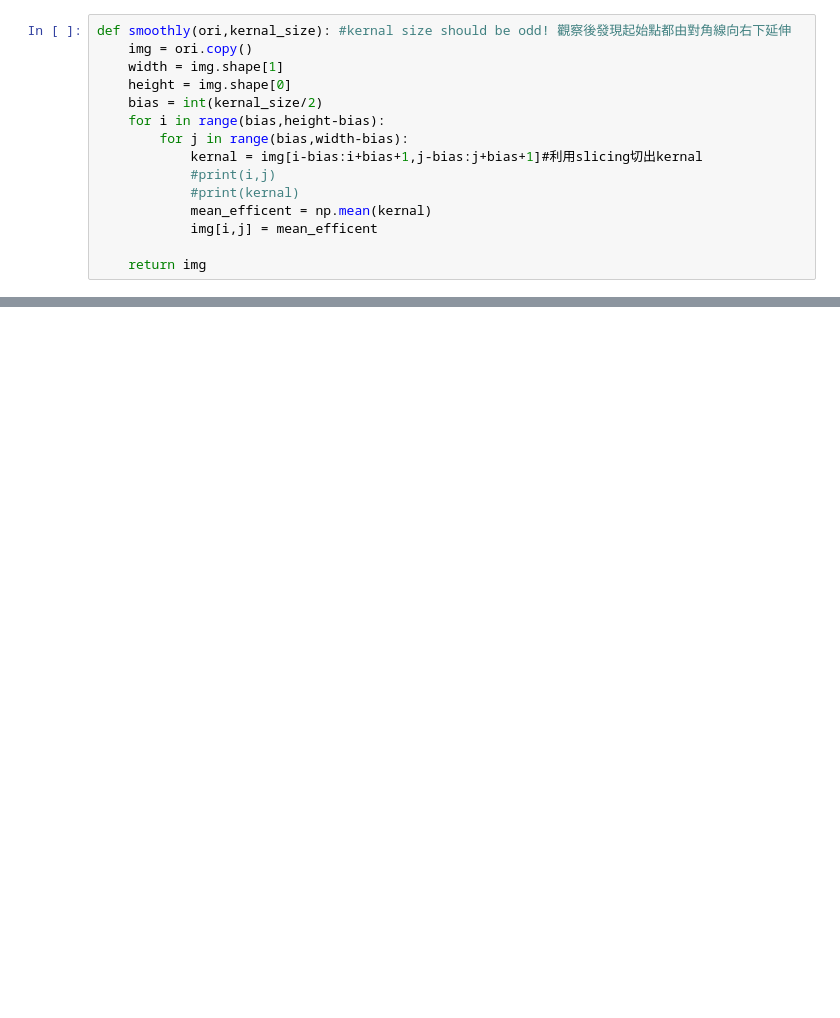
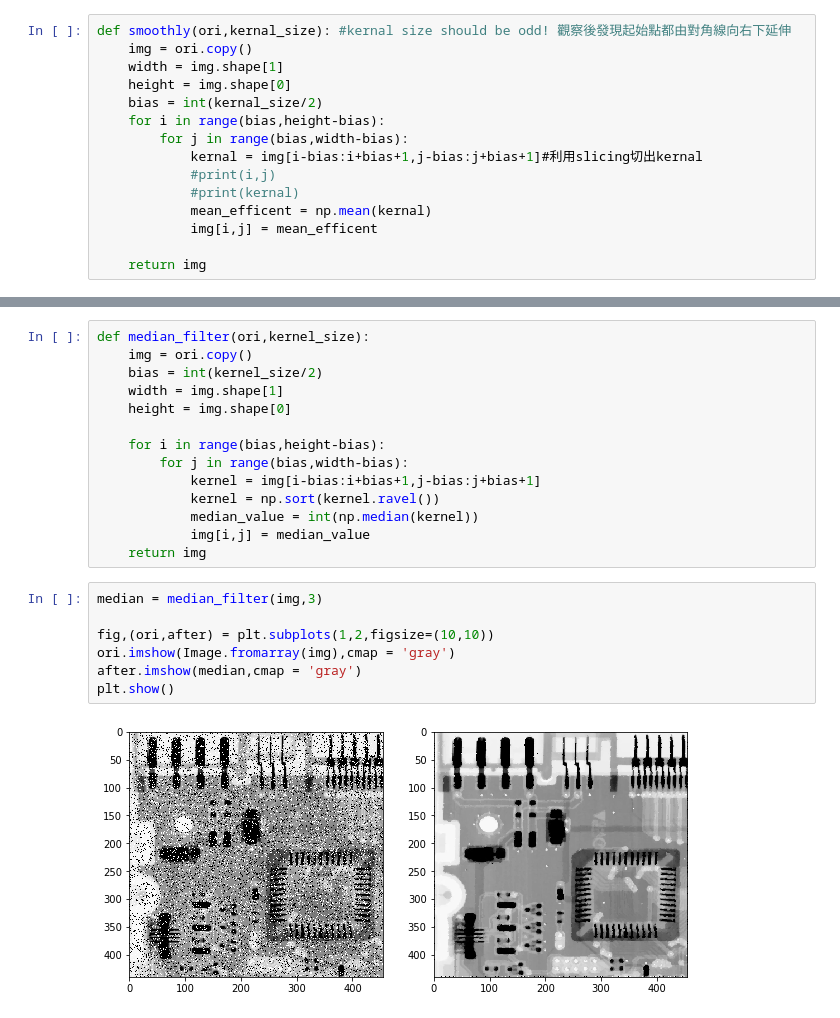
Before and after one commit to Eric07110904/DIP, a Jupyter notebook: 濾波器.ipynb, the cells around one changed output, grey strips where cells are left out. Drawn from its saved outputs; the diff is of its cells as text; blank space fills up the shorter version.

Commit message:
median filter and erode,dilate

```diff
--- a/濾波器.ipynb
+++ b/濾波器.ipynb
@@ -45,0 +51,23 @@ plt.show()
+# %%
+def median_filter(ori,kernel_size):
+    img = ori.copy()
+    bias = int(kernel_size/2)
+    width = img.shape[1]
+    height = img.shape[0]
+
+    for i in range(bias,height-bias):
+        for j in range(bias,width-bias):
+            kernel = img[i-bias:i+bias+1,j-bias:j+bias+1]
+            kernel = np.sort(kernel.ravel())
+            median_value = int(np.median(kernel))
+            img[i,j] = median_value
+    return img
+# %%
+median = median_filter(img,3)
+
+fig,(ori,after) = plt.subplots(1,2,figsize=(10,10))
+ori.imshow(Image.fromarray(img),cmap = 'gray')
+after.imshow(median,cmap = 'gray')
+plt.show()
+# %% [output]
+[figure, added]
```
Also changed, not shown: parts of 4 cells of this notebook, 4 other files.
